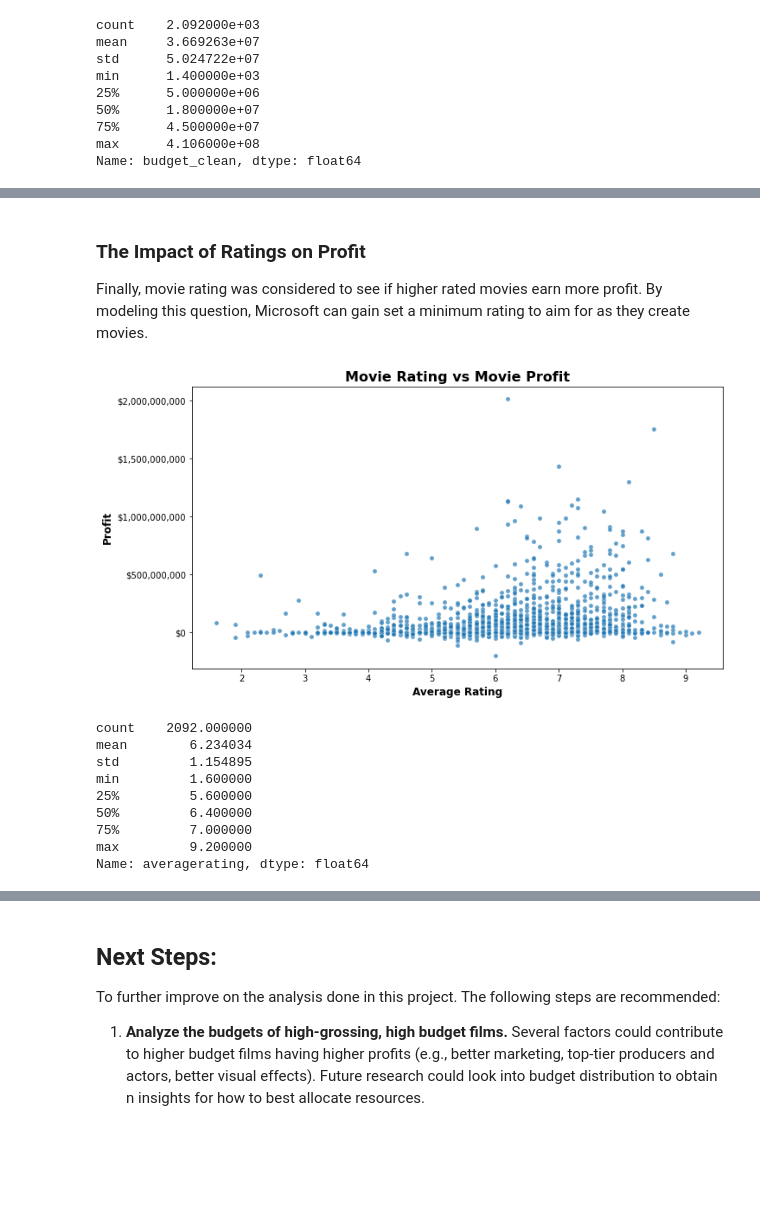
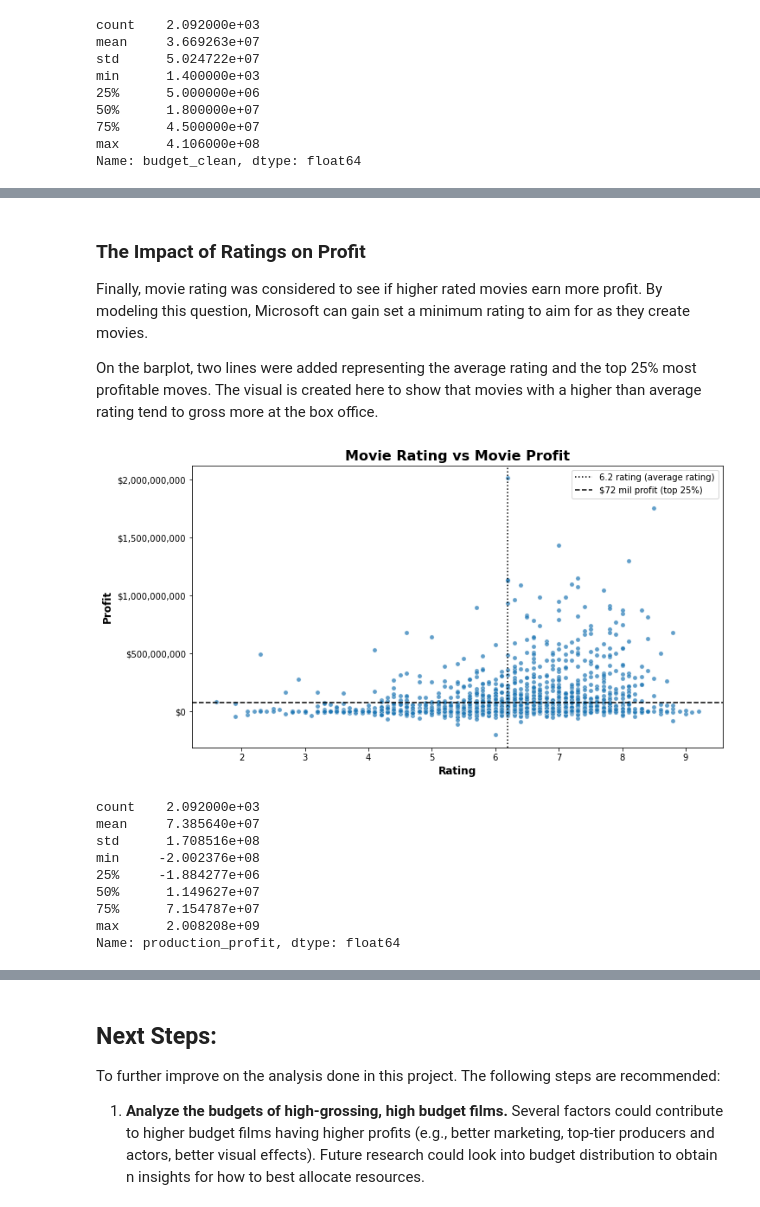
Before and after one commit to kevin-culver/Microsoft_Movie_Analysis, a Jupyter notebook: Microsoft_Movie_Analysis.ipynb, the cells around one changed output, grey strips where cells are left out. Cells and saved outputs as stored; diff of their text form; code cells hidden in the pictures; blank space fills up the shorter version.

```diff
--- a/Microsoft_Movie_Analysis.ipynb
+++ b/Microsoft_Movie_Analysis.ipynb
@@ -458,33 +458,51 @@ There is a relatively strong correlation between movie budget size and profit. S
 ### The Impact of Ratings on Profit
 
 Finally, movie rating was considered to see if higher rated movies earn more profit. By modeling this question, Microsoft can gain set a minimum rating to aim for as they create movies.
+
+On the barplot, two lines were added representing the average rating and the top 25% most profitable moves. The visual is created here to show that movies with a higher than average rating tend to gross more at the box office.
 # %%
-#Plotting scatterplot of movies rating and their profit
+#Plotting scatterplot of movies rating and their profit to see distribution of
+#ratings and movie profit
 fig, ax = plt.subplots(figsize=(11,6))
 plt.xticks()
+
 ax = sns.scatterplot(data=movies_df,
                   y='production_profit', x='averagerating', palette='muted',
                      alpha=0.7, s=27)
 
-ax.set_xlabel('Average Rating', fontsize=12, fontweight='bold')
+
+plt.axvline(x=6.2, color='black', ls=':', label='6.4 rating')
+plt.axhline(y=72000000, color='black', ls='--', label='profit')
+
+labels = ['6.2 rating (average rating)', '$72 mil profit (top 25%)']
+handles, _ = ax.get_legend_handles_labels()
+
+# Slice list to remove first handle
+plt.legend(handles = handles, labels = labels)
+
+ax.set_xlabel('Rating', fontsize=12, fontweight='bold')
 
 ax.set_ylabel('Profit', fontsize=12, fontweight='bold')
 ax.yaxis.set_major_formatter("${x:,.0f}")
-ax.set_title("Movie Rating vs Movie Profit", fontsize=16, fontweight='bold');
+ax.set_title("Movie Rating vs Movie Profit", fontsize=16, fontweight='bold')
+
+
+#saving figure to images folder for use in README and presentation
+plt.savefig('./images/rating_profit.png', facecolor='white');
 # %% [output]
-[figure, old version]
+[figure, new version]
 # %%
-movies_df['averagerating'].describe()
+movies_df['production_profit'].describe()
 # %% [output]
-count    2092.000000
-mean        6.234034
-std         1.154895
-min         1.600000
-25%         5.600000
-50%         6.400000
-75%         7.000000
-max         9.200000
-Name: averagerating, dtype: float64
+count    2.092000e+03
+mean     7.385640e+07
+std      1.708516e+08
+min     -2.002376e+08
+25%     -1.884277e+06
+50%      1.149627e+07
+75%      7.154787e+07
+max      2.008208e+09
+Name: production_profit, dtype: float64
 # %% [markdown]
 ### Evaluation of Rating's Impact:
 
```
Also changed, not shown: parts of 15 cells of this notebook, 4 other files.
